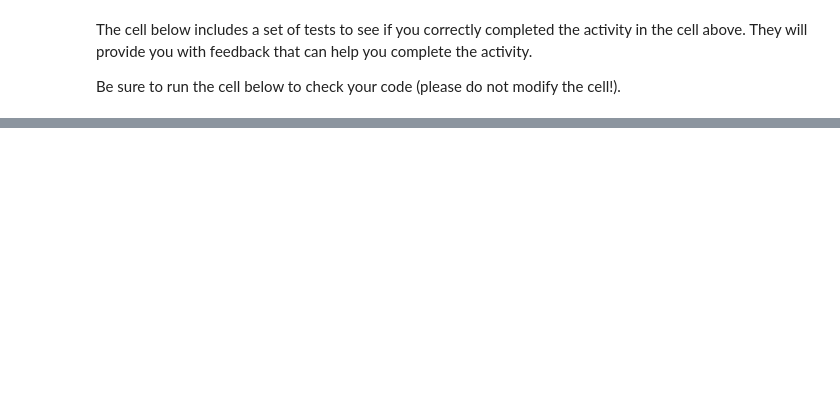
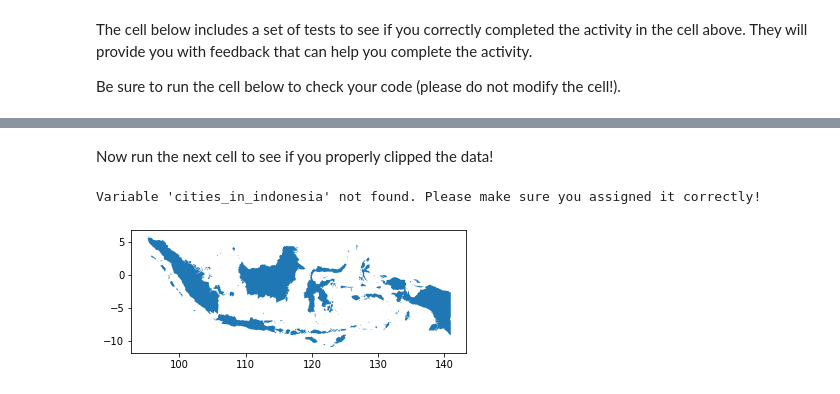
Before and after one commit to earthlab/edsc-summer-2020, a Jupyter notebook: data-types/02-intro-vector-data.ipynb, the cells around one changed output, grey strips where cells are left out. Cells and saved outputs as stored; diff of their text form; code cells hidden in the pictures; blank space fills up the shorter version.

```diff
--- a/data-types/02-intro-vector-data.ipynb
+++ b/data-types/02-intro-vector-data.ipynb
@@ -339,0 +265,20 @@ Variable 'soap_shape' is a tuple.
+# %%
+# Subsetting the countries dataframe to make Indonesian boundary to clip populated_places to.
+indonesia_boundary = countries.loc[countries['SOVEREIGNT'] == 'Indonesia']
+
+# Below this line clip the populated_places data to the Indonesian boundary created above.
+# %% [markdown]
+Now run the next cell to see if you properly clipped the data!
+# %%
+try:
+    fig, ax = plt.subplots()
+
+    indonesia_boundary.plot(ax=ax)
+    cities_in_indonesia.plot(ax=ax, color='purple')
+    ax.set(title="Major Cities in Indonesia");
+
+except NameError:
+    print("Variable 'cities_in_indonesia' not found. Please make sure you assigned it correctly!")
+# %% [output]
+Variable 'cities_in_indonesia' not found. Please make sure you assigned it correctly!
+[figure, added]
```
Also changed, not shown: parts of 32 cells of this notebook, 1 other file.
